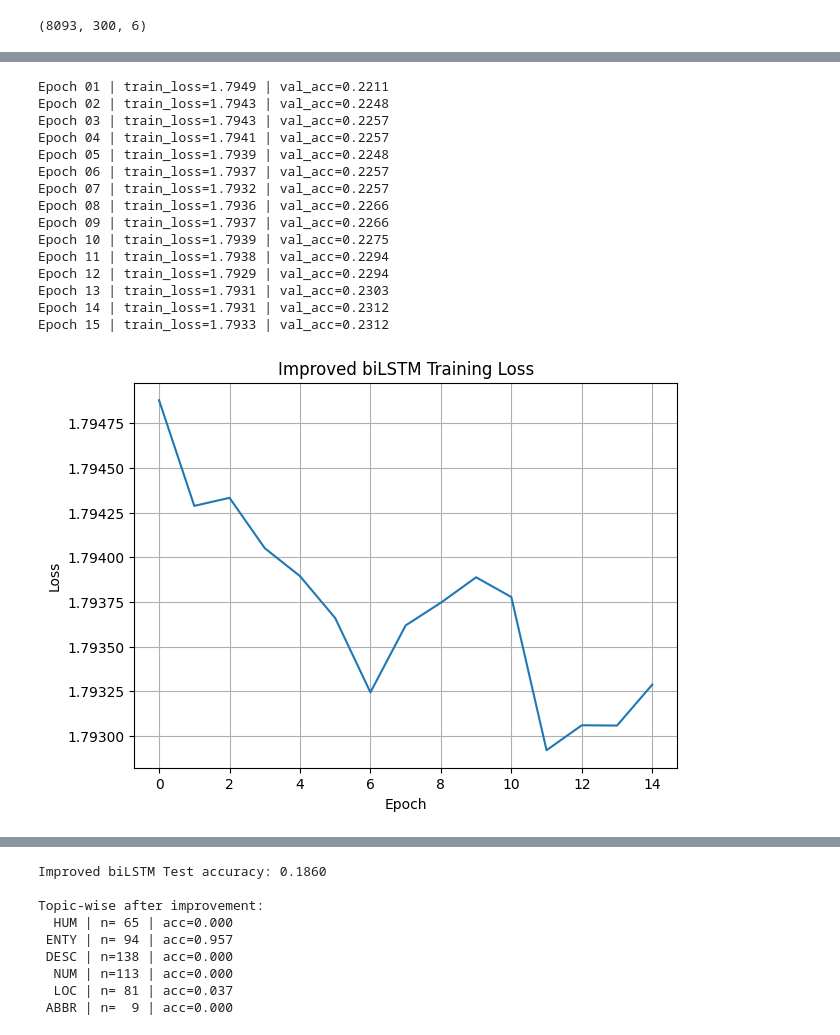
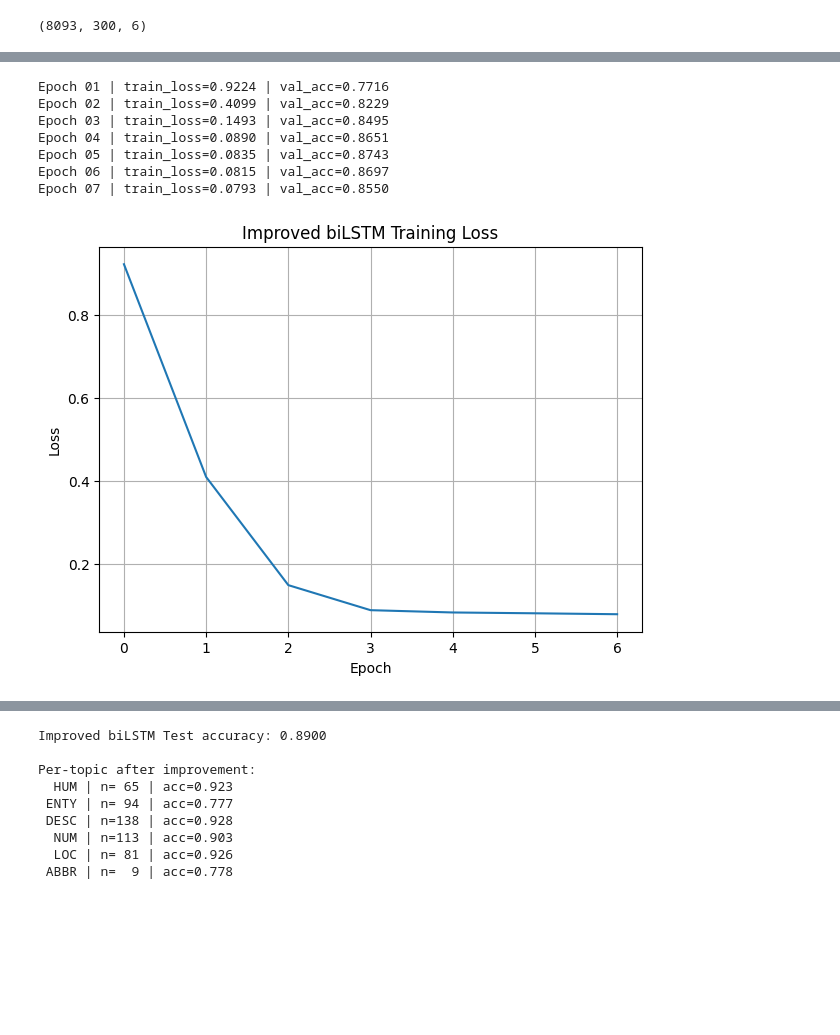
Before and after one commit to CLinnSheng/SC4002, a Jupyter notebook: part3.ipynb, the cells around one changed output, grey strips where cells are left out. Drawn from its saved outputs; the diff is of its cells as text; code cells hidden in the pictures; blank space fills up the shorter version.

```diff
--- a/part3.ipynb
+++ b/part3.ipynb
@@ -200,9 +217,8 @@ class BiGRUClassifier(BaseTextEncoder):
         logits = self.fc(h)
         return logits
 # %%
-
 class CNNTextClassifier(BaseTextEncoder):
-    def __init__(self, embedding_tensor, num_classes=6, num_filters=100, kernel_sizes=(3,4,5), dropout=0.5):
+    def __init__(self, embedding_tensor, num_classes=6, num_filters=128, kernel_sizes=(3,4,5), dropout=0.5):
         super().__init__(embedding_tensor, dropout=dropout)
         E = embedding_tensor.size(1)
         self.convs = nn.ModuleList([nn.Conv1d(E, num_filters, ks, padding=ks//2) for ks in kernel_sizes])
@@ -218,18 +234,16 @@ class CNNTextClassifier(BaseTextEncoder):
         logits = self.fc(z)
         return logits
 # %%
+# Train biLSTM
+HIDDEN=BEST_CFG['hidden_dim']; LAYERS=BEST_CFG['num_layers']; EPOCHS=BEST_CFG['epochs']; LR=BEST_CFG['learning_rate']; OPT=BEST_CFG['optimizer']
+bilstm = BiLSTMClassifier(embedding_tensor, hidden_dim=HIDDEN, num_layers=LAYERS, num_classes=num_classes, dropout=0.3).to(device)
+bilstm, hist_bilstm = train_model(bilstm, train_loader, val_loader, epochs=EPOCHS, lr=LR, optimizer_name=OPT, weight_decay=0.0)
 
-HIDDEN=128; LAYERS=2; EPOCHS=15; LR=1e-5
-bilstm = BiLSTMClassifier(embedding_tensor, hidden_dim=HIDDEN, num_layers=LAYERS, num_classes=num_classes, dropout=0.3).to(device)
-bilstm, hist_bilstm = train_model(bilstm, train_loader, val_loader, epochs=EPOCHS, lr=LR, weight_decay=0.0)
-
-# Plot curves
 plt.figure(figsize=(7,5))
 plt.plot(hist_bilstm['train_loss']); plt.title('biLSTM Training Loss'); plt.xlabel('Epoch'); plt.ylabel('Loss'); plt.grid(True); plt.show()
 plt.figure(figsize=(7,5))
 plt.plot(hist_bilstm['val_acc']); plt.title('biLSTM Validation Accuracy'); plt.xlabel('Epoch'); plt.ylabel('Accuracy'); plt.grid(True); plt.show()
 
-# Test
 crit = nn.CrossEntropyLoss()
 test_loss, test_acc = evaluate(bilstm, test_loader, crit)
 print(f"biLSTM Test accuracy: {test_acc:.4f}")
@@ -255,9 +261,8 @@ biLSTM Test accuracy: 0.2260
 # %%
+# Train biGRU
+bigru = BiGRUClassifier(embedding_tensor, hidden_dim=HIDDEN, num_layers=LAYERS, num_classes=num_classes, dropout=0.3).to(device)
+bigru, hist_bigru = train_model(bigru, train_loader, val_loader, epochs=EPOCHS, lr=LR, optimizer_name=OPT, weight_decay=0.0)
 
-bigru = BiGRUClassifier(embedding_tensor, hidden_dim=HIDDEN, num_layers=LAYERS, num_classes=num_classes, dropout=0.3).to(device)
-bigru, hist_bigru = train_model(bigru, train_loader, val_loader, epochs=EPOCHS, lr=LR, weight_decay=0.0)
-
-# Plots
 plt.figure(figsize=(7,5))
 plt.plot(hist_bigru['train_loss']); plt.title('biGRU Training Loss'); plt.xlabel('Epoch'); plt.ylabel('Loss'); plt.grid(True); plt.show()
 plt.figure(figsize=(7,5))
@@ -288,8 +285,8 @@ biGRU Test accuracy: 0.1240
 # %%
+# Train CNN
 cnn = CNNTextClassifier(embedding_tensor, num_classes=num_classes, num_filters=128, kernel_sizes=(3,4,5), dropout=0.5).to(device)
-cnn, hist_cnn = train_model(cnn, train_loader, val_loader, epochs=EPOCHS, lr=LR, weight_decay=1e-4)
+cnn, hist_cnn = train_model(cnn, train_loader, val_loader, epochs=EPOCHS, lr=LR, optimizer_name=OPT, weight_decay=1e-4)
 
-# Plots
 plt.figure(figsize=(7,5))
 plt.plot(hist_cnn['train_loss']); plt.title('CNN Training Loss'); plt.xlabel('Epoch'); plt.ylabel('Loss'); plt.grid(True); plt.show()
 plt.figure(figsize=(7,5))
@@ -349,41 +342,33 @@ for name, count, acc in rows:
  ABBR | n=  9 | acc=0.000
 # %%
-# Compute class weights from training distribution
+# Final improvement: class-weighted loss + higher dropout + weight decay
+from collections import Counter
 train_counts = Counter([LABEL.vocab.stoi[ex.label] for ex in train_data.examples])
 total = sum(train_counts.values())
-class_weights = torch.tensor([total/train_counts[i] for i in range(num_classes)], dtype=torch.float32)
+class_weights = torch.tensor([total/train_counts[i] for i in range(len(LABEL.vocab))], dtype=torch.float32)
 
-# Try improved biLSTM with higher dropout + class-weighted loss
-bilstm_imp = BiLSTMClassifier(embedding_tensor, hidden_dim=HIDDEN, num_layers=LAYERS, num_classes=num_classes, dropout=0.5).to(device)
-bilstm_imp, hist_imp = train_model(bilstm_imp, train_loader, val_loader, epochs=EPOCHS, lr=LR, weight_decay=1e-4, class_weights=class_weights)
+bilstm_imp = BiLSTMClassifier(embedding_tensor, hidden_dim=256, num_layers=1, num_classes=len(LABEL.vocab), dropout=0.5).to(device)
+bilstm_imp, hist_imp = train_model(bilstm_imp, train_loader, val_loader, epochs=BEST_CFG['epochs'], lr=BEST_CFG['learning_rate'], optimizer_name=BEST_CFG['optimizer'], weight_decay=1e-4, class_weights=class_weights)
 
 plt.figure(figsize=(7,5))
 plt.plot(hist_imp['train_loss']); plt.title('Improved biLSTM Training Loss'); plt.xlabel('Epoch'); plt.ylabel('Loss'); plt.grid(True); plt.show()
 plt.figure(figsize=(7,5))
 plt.plot(hist_imp['val_acc']); plt.title('Improved biLSTM Validation Accuracy'); plt.xlabel('Epoch'); plt.ylabel('Accuracy'); plt.grid(True); plt.show()
 
 crit = nn.CrossEntropyLoss()
 test_loss_imp, test_acc_imp = evaluate(bilstm_imp, test_loader, crit)
 print(f"Improved biLSTM Test accuracy: {test_acc_imp:.4f}")
 
 rows_imp = topic_wise_accuracy(bilstm_imp, test_loader, LABEL.vocab)
-print('\nTopic-wise after improvement:')
+print('\nPer-topic after improvement:')
 for name, count, acc in rows_imp:
     print(f"{name:>5} | n={count:3d} | acc={acc:.3f}")
 # %% [output]
-Epoch 01 | train_loss=1.7949 | val_acc=0.2211
-Epoch 02 | train_loss=1.7943 | val_acc=0.2248
-Epoch 03 | train_loss=1.7943 | val_acc=0.2257
-Epoch 04 | train_loss=1.7941 | val_acc=0.2257
-Epoch 05 | train_loss=1.7939 | val_acc=0.2248
-Epoch 06 | train_loss=1.7937 | val_acc=0.2257
-Epoch 07 | train_loss=1.7932 | val_acc=0.2257
-Epoch 08 | train_loss=1.7936 | val_acc=0.2266
-Epoch 09 | train_loss=1.7937 | val_acc=0.2266
-Epoch 10 | train_loss=1.7939 | val_acc=0.2275
-Epoch 11 | train_loss=1.7938 | val_acc=0.2294
-Epoch 12 | train_loss=1.7929 | val_acc=0.2294
-Epoch 13 | train_loss=1.7931 | val_acc=0.2303
-Epoch 14 | train_loss=1.7931 | val_acc=0.2312
-Epoch 15 | train_loss=1.7933 | val_acc=0.2312
+Epoch 01 | train_loss=0.9224 | val_acc=0.7716
+Epoch 02 | train_loss=0.4099 | val_acc=0.8229
+Epoch 03 | train_loss=0.1493 | val_acc=0.8495
+Epoch 04 | train_loss=0.0890 | val_acc=0.8651
+Epoch 05 | train_loss=0.0835 | val_acc=0.8743
+Epoch 06 | train_loss=0.0815 | val_acc=0.8697
+Epoch 07 | train_loss=0.0793 | val_acc=0.8550
-[figure, old version]
+[figure, new version]
@@ -391,9 +376,9 @@ Epoch 15 | train_loss=1.7933 | val_acc=0.2312
-Improved biLSTM Test accuracy: 0.1860
+Improved biLSTM Test accuracy: 0.8900
 
-Topic-wise after improvement:
-  HUM | n= 65 | acc=0.000
- ENTY | n= 94 | acc=0.957
- DESC | n=138 | acc=0.000
-  NUM | n=113 | acc=0.000
-  LOC | n= 81 | acc=0.037
- ABBR | n=  9 | acc=0.000
+Per-topic after improvement:
+  HUM | n= 65 | acc=0.923
+ ENTY | n= 94 | acc=0.777
+ DESC | n=138 | acc=0.928
+  NUM | n=113 | acc=0.903
+  LOC | n= 81 | acc=0.926
+ ABBR | n=  9 | acc=0.778
```
Also changed, not shown: parts of 14 cells of this notebook.
